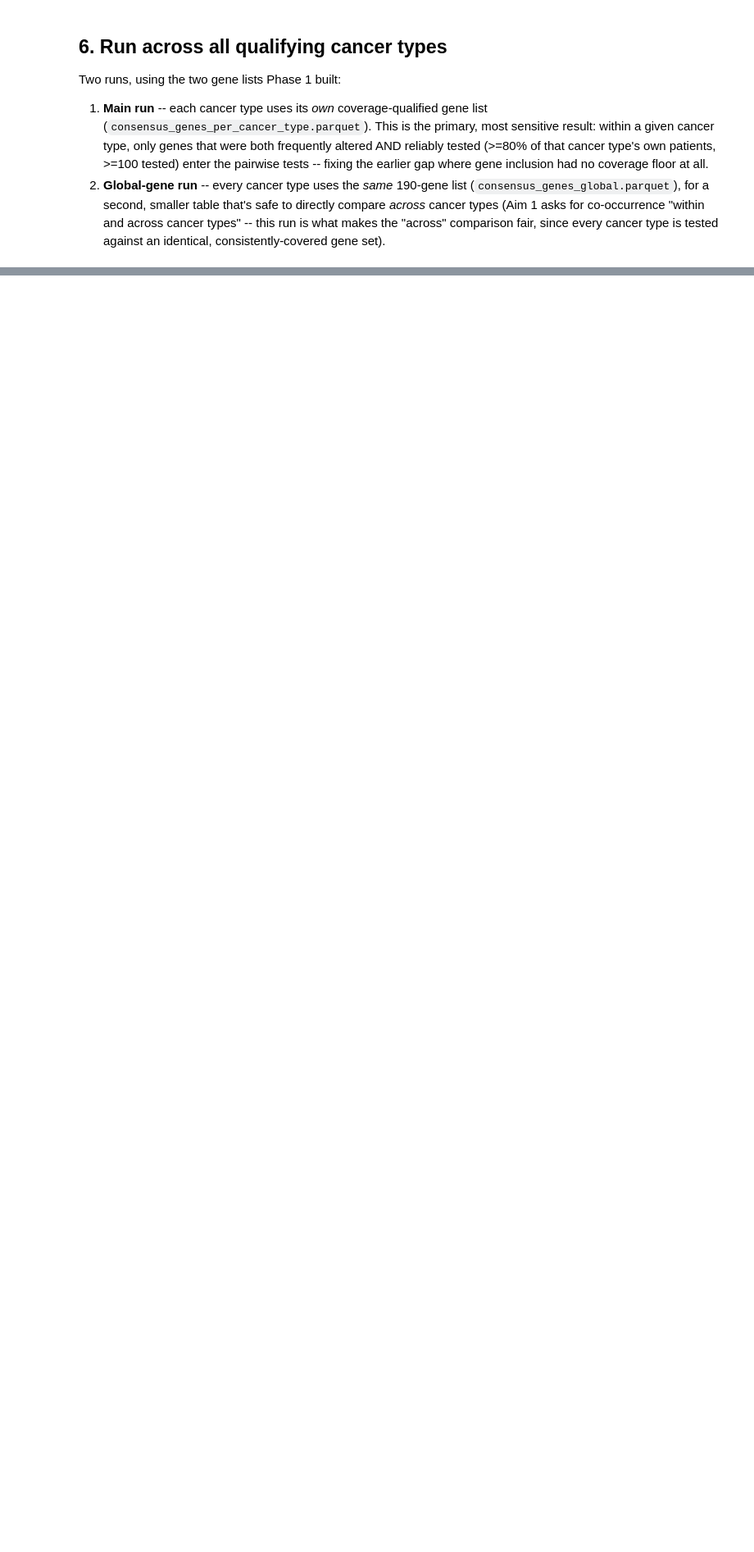
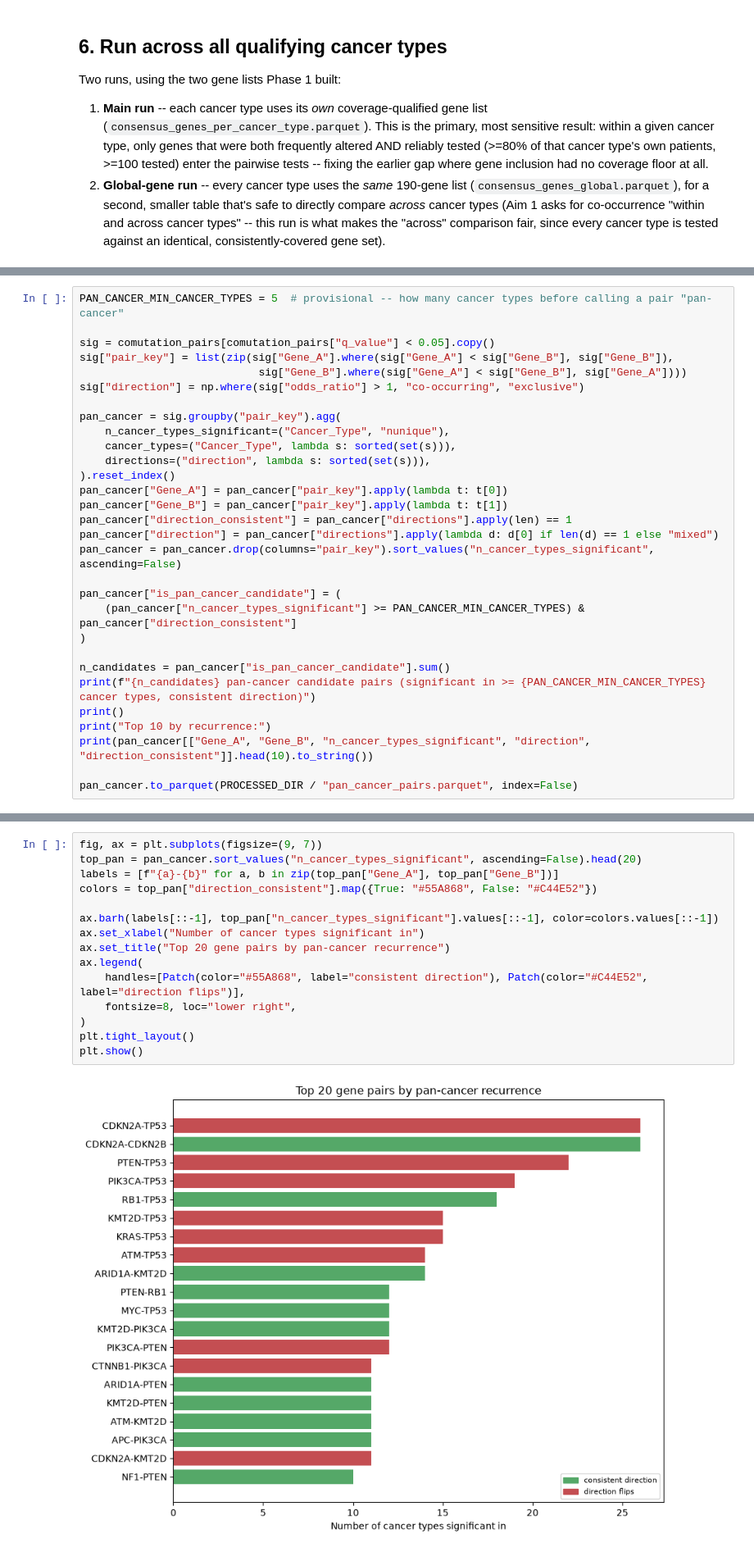
Before and after one commit to Wlimni/Learning-Cancer-Mutation-Landscapes-from-Large-Scale-Mutation-Testing-Data-fyp, a Jupyter notebook: notebooks/02_phase2_comutation_matrix.ipynb, the cells around one changed output, grey strips where cells are left out. Shown at 82% size. Drawn from its saved outputs; the diff is of its cells as text; blank space fills up the shorter version.

```diff
--- a/notebooks/02_phase2_comutation_matrix.ipynb
+++ b/notebooks/02_phase2_comutation_matrix.ipynb
@@ -307,0 +462,30 @@ global-gene run: (23546, 12)
+# %%
+PAN_CANCER_MIN_CANCER_TYPES = 5  # provisional -- how many cancer types before calling a pair "pan-cancer"
+
+sig = comutation_pairs[comutation_pairs["q_value"] < 0.05].copy()
+sig["pair_key"] = list(zip(sig["Gene_A"].where(sig["Gene_A"] < sig["Gene_B"], sig["Gene_B"]),
+                            sig["Gene_B"].where(sig["Gene_A"] < sig["Gene_B"], sig["Gene_A"])))
+sig["direction"] = np.where(sig["odds_ratio"] > 1, "co-occurring", "exclusive")
+
+pan_cancer = sig.groupby("pair_key").agg(
+    n_cancer_types_significant=("Cancer_Type", "nunique"),
+    cancer_types=("Cancer_Type", lambda s: sorted(set(s))),
+    directions=("direction", lambda s: sorted(set(s))),
+).reset_index()
+pan_cancer["Gene_A"] = pan_cancer["pair_key"].apply(lambda t: t[0])
+pan_cancer["Gene_B"] = pan_cancer["pair_key"].apply(lambda t: t[1])
+pan_cancer["direction_consistent"] = pan_cancer["directions"].apply(len) == 1
+pan_cancer["direction"] = pan_cancer["directions"].apply(lambda d: d[0] if len(d) == 1 else "mixed")
+pan_cancer = pan_cancer.drop(columns="pair_key").sort_values("n_cancer_types_significant", ascending=False)
+
+pan_cancer["is_pan_cancer_candidate"] = (
+    (pan_cancer["n_cancer_types_significant"] >= PAN_CANCER_MIN_CANCER_TYPES) & pan_cancer["direction_consistent"]
+)
+
+n_candidates = pan_cancer["is_pan_cancer_candidate"].sum()
+print(f"{n_candidates} pan-cancer candidate pairs (significant in >= {PAN_CANCER_MIN_CANCER_TYPES} cancer types, consistent direction)")
+print()
+print("Top 10 by recurrence:")
+print(pan_cancer[["Gene_A", "Gene_B", "n_cancer_types_significant", "direction", "direction_consistent"]].head(10).to_string())
+
+pan_cancer.to_parquet(PROCESSED_DIR / "pan_cancer_pairs.parquet", index=False)
@@ -308 +507,18 @@ global-gene run: (23546, 12)
+# %%
+fig, ax = plt.subplots(figsize=(9, 7))
+top_pan = pan_cancer.sort_values("n_cancer_types_significant", ascending=False).head(20)
+labels = [f"{a}-{b}" for a, b in zip(top_pan["Gene_A"], top_pan["Gene_B"])]
+colors = top_pan["direction_consistent"].map({True: "#55A868", False: "#C44E52"})
+
+ax.barh(labels[::-1], top_pan["n_cancer_types_significant"].values[::-1], color=colors.values[::-1])
+ax.set_xlabel("Number of cancer types significant in")
+ax.set_title("Top 20 gene pairs by pan-cancer recurrence")
+ax.legend(
+    handles=[Patch(color="#55A868", label="consistent direction"), Patch(color="#C44E52", label="direction flips")],
+    fontsize=8, loc="lower right",
+)
+plt.tight_layout()
+plt.show()
+# %% [output]
+[figure, added]
 # %% [markdown]
```
Also changed, not shown: parts of 23 cells of this notebook, 7 other files.
